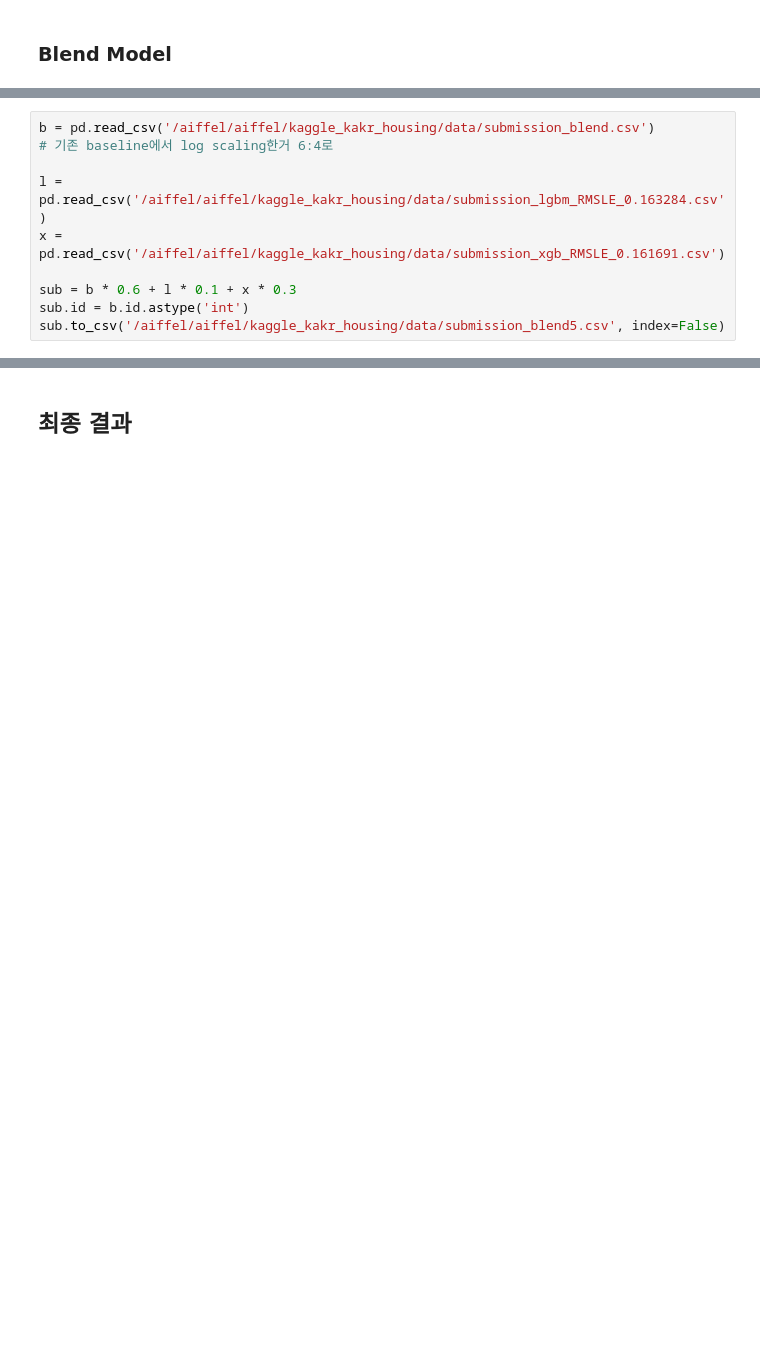
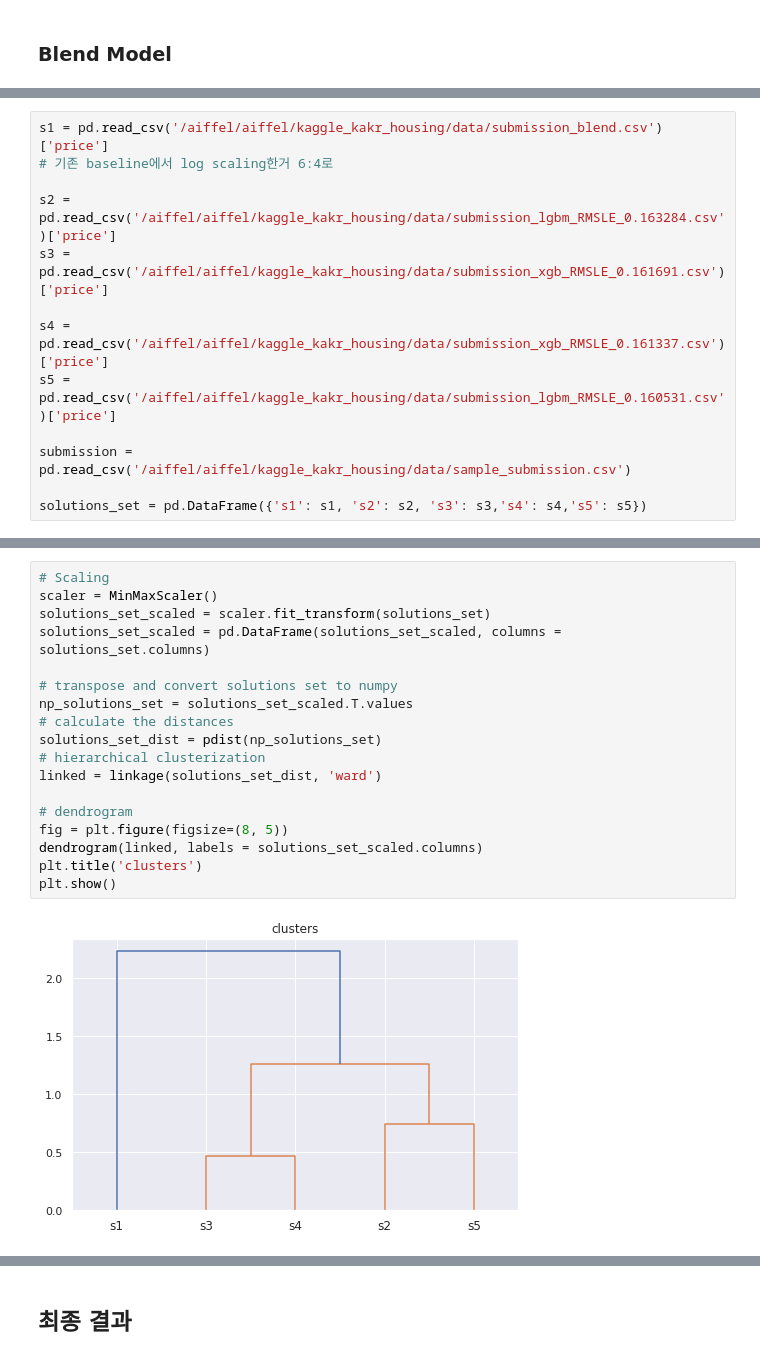
Before and after one commit to seowookim/aiffel, a Jupyter notebook: Exploration/Quest5/kaggle_housing_pj.ipynb, the cells around one changed output, grey strips where cells are left out. Drawn from its saved outputs; the diff is of its cells as text; blank space fills up the shorter version.

```diff
--- a/Exploration/Quest5/kaggle_housing_pj.ipynb
+++ b/Exploration/Quest5/kaggle_housing_pj.ipynb
@@ -1015,10 +1017,13 @@ save_submission(rf_model, X, y, test, 'rf','0.014832')
 # %%
-b = pd.read_csv('/aiffel/aiffel/kaggle_kakr_housing/data/submission_blend.csv')
+s1 = pd.read_csv('/aiffel/aiffel/kaggle_kakr_housing/data/submission_blend.csv')['price']
 # 기존 baseline에서 log scaling한거 6:4로
 
-l = pd.read_csv('/aiffel/aiffel/kaggle_kakr_housing/data/submission_lgbm_RMSLE_0.163284.csv')
-x = pd.read_csv('/aiffel/aiffel/kaggle_kakr_housing/data/submission_xgb_RMSLE_0.161691.csv')
+s2 = pd.read_csv('/aiffel/aiffel/kaggle_kakr_housing/data/submission_lgbm_RMSLE_0.163284.csv')['price']
+s3 = pd.read_csv('/aiffel/aiffel/kaggle_kakr_housing/data/submission_xgb_RMSLE_0.161691.csv')['price']
 
-sub = b * 0.6 + l * 0.1 + x * 0.3
-sub.id = b.id.astype('int')
-sub.to_csv('/aiffel/aiffel/kaggle_kakr_housing/data/submission_blend5.csv', index=False)
+s4 = pd.read_csv('/aiffel/aiffel/kaggle_kakr_housing/data/submission_xgb_RMSLE_0.161337.csv')['price']
+s5 = pd.read_csv('/aiffel/aiffel/kaggle_kakr_housing/data/submission_lgbm_RMSLE_0.160531.csv')['price']
+
+submission = pd.read_csv('/aiffel/aiffel/kaggle_kakr_housing/data/sample_submission.csv')
+
+solutions_set = pd.DataFrame({'s1': s1, 's2': s2, 's3': s3,'s4': s4,'s5': s5})
@@ -1204,0 +1030,20 @@ Parameters: { "n_thread", "silent", "sub_sample" } might not be used.
+# %%
+# Scaling
+scaler = MinMaxScaler()
+solutions_set_scaled = scaler.fit_transform(solutions_set)
+solutions_set_scaled = pd.DataFrame(solutions_set_scaled, columns = solutions_set.columns)
+
+# transpose and convert solutions set to numpy
+np_solutions_set = solutions_set_scaled.T.values
+# calculate the distances
+solutions_set_dist = pdist(np_solutions_set)
+# hierarchical clusterization
+linked = linkage(solutions_set_dist, 'ward')
+
+# dendrogram
+fig = plt.figure(figsize=(8, 5))
+dendrogram(linked, labels = solutions_set_scaled.columns)
+plt.title('clusters')
+plt.show()
+# %% [output]
+[figure, added]
```
Also changed, not shown: parts of 21 cells of this notebook, 1 other file.
